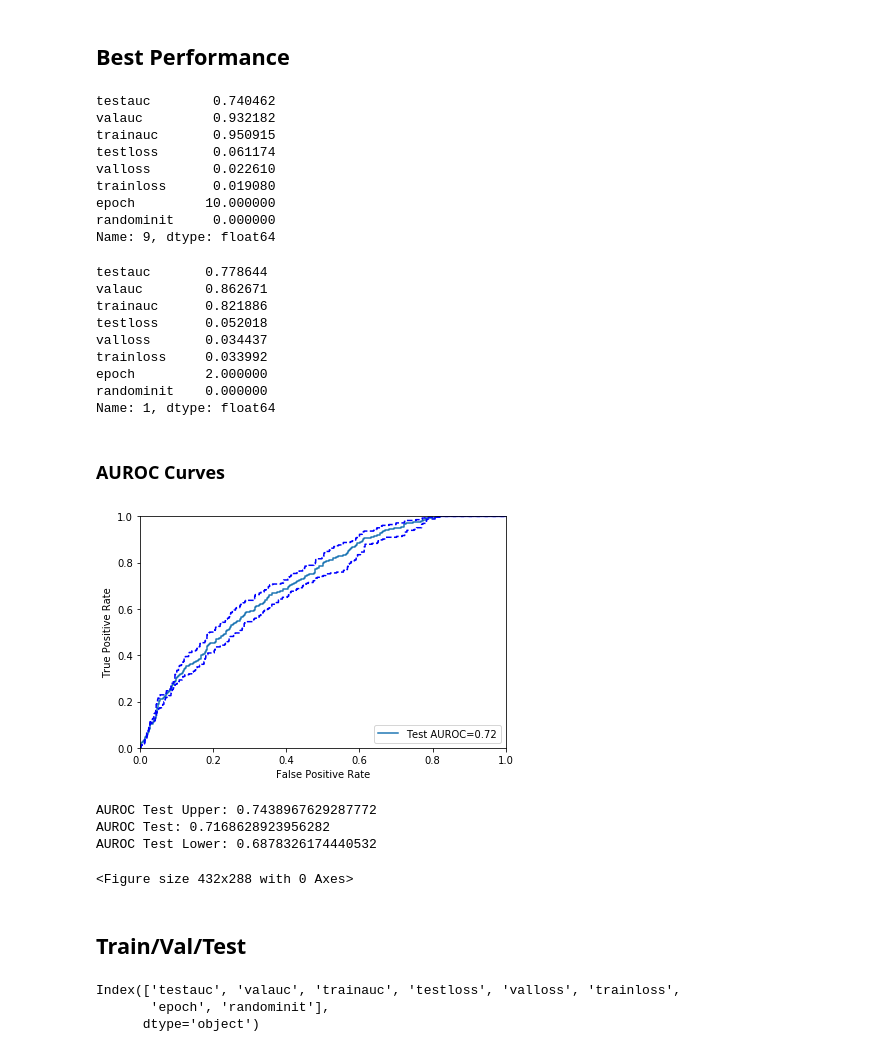
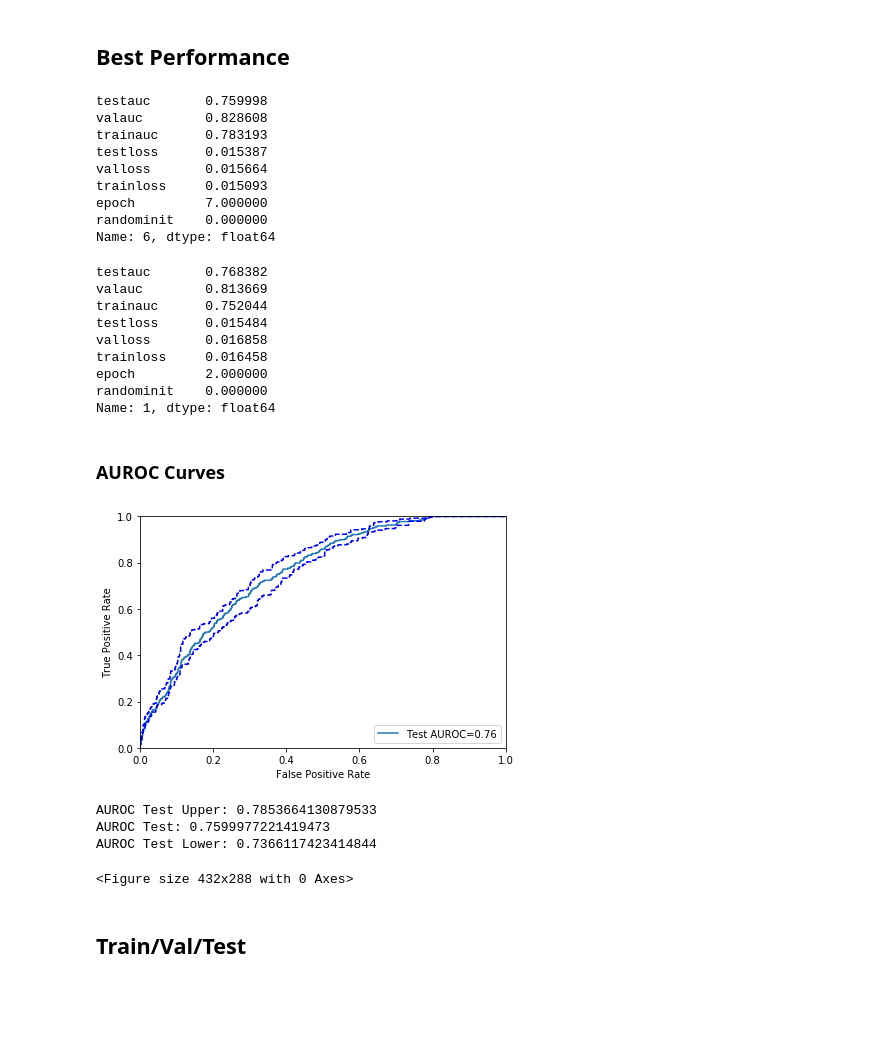
Before and after one commit to nathanwang000/gnn_homophily, a Jupyter notebook: Visualize Results.ipynb, the cells around one changed output. Cells and saved outputs as stored; diff of their text form; code cells hidden in the pictures; blank space fills up the shorter version.

```diff
--- a/Visualize Results.ipynb
+++ b/Visualize Results.ipynb
@@ -11,13 +12,19 @@ from sklearn import metrics
 # %%
 #This determines what run we want to visualize. It is important to import model and data functions specific to that run as well.
-path = '/data4/jeeheh/ShadowPeriod/pytorchLSTM/inprog5/'
-from pytorchLSTM.inprog5 import model as custom_model
-from pytorchLSTM.inprog5 import data as custom_data
+path = '/data4/jeeheh/ShadowPeriod/pytorchLSTM/inprog6/'
+from pytorchLSTM.inprog6 import model as custom_model
+from pytorchLSTM.inprog6 import data as custom_data
 # %%
 #Load Files from Run
 pred = pd.read_hdf(path+'/data.h5','pred')
 traintestloss = pd.read_hdf(path+'/data.h5','traintestloss')
 with open(path+'/args.pkl', 'rb') as f: args = pickle.load(f)
+# %%
+args={}
+args['nrep'] = 1000
+args['lower']=np.around(.025*args['nrep'],decimals=0).astype(int)
+args['upper']=np.around(.975*args['nrep'],decimals=0).astype(int)
+args['data_loc'] = '/data4/jeeheh/ShadowPeriod/Data/Adult_fulldata_2_14_19_v16 - labs and meds fixed - Without Procedures BMI Fixed/'
 # %% [markdown]
 ### HP Search Settings
 # %%
@@ -31,24 +38,24 @@ pred.loc[:,['num_param','batch_size','learning_rate','l2','hidden_size','randomi
 # %%
 display(traintestloss.loc[traintestloss.valauc.idxmax(),:])
 # %% [output]
-testauc        0.740462
-valauc         0.932182
-trainauc       0.950915
-testloss       0.061174
-valloss        0.022610
-trainloss      0.019080
-epoch         10.000000
-randominit     0.000000
-Name: 9, dtype: float64
+testauc       0.759998
+valauc        0.828608
+trainauc      0.783193
+testloss      0.015387
+valloss       0.015664
+trainloss     0.015093
+epoch         7.000000
+randominit    0.000000
+Name: 6, dtype: float64
 # %%
 traintestloss.loc[traintestloss.testauc.idxmax(),:]
 # %% [output]
-testauc       0.778644
-valauc        0.862671
-trainauc      0.821886
-testloss      0.052018
-valloss       0.034437
-trainloss     0.033992
+testauc       0.768382
+valauc        0.813669
+trainauc      0.752044
+testloss      0.015484
+valloss       0.016858
+trainloss     0.016458
 epoch         2.000000
 randominit    0.000000
 Name: 1, dtype: float64
@@ -135,20 +143,14 @@ def AUROC(df2):
 # %%
-best_randominit=1
+best_randominit=0
 fpr,tpr = AUROC(pred.loc[(pred.dataset=='test')&(pred.randominit==best_randominit),:])
 # %% [output]
-[figure, old version]
+[figure, new version]
-AUROC Test Upper: 0.7438967629287772
-AUROC Test: 0.7168628923956282
-AUROC Test Lower: 0.6878326174440532
+AUROC Test Upper: 0.7853664130879533
+AUROC Test: 0.7599977221419473
+AUROC Test Lower: 0.7366117423414844
 <Figure size 432x288 with 0 Axes>
 # %% [markdown]
 ## Train/Val/Test
-# %%
-traintestloss.columns
-# %% [output]
-Index(['testauc', 'valauc', 'trainauc', 'testloss', 'valloss', 'trainloss',
-       'epoch', 'randominit'],
-      dtype='object')
 # %%
 for randominit in traintestloss.randominit.unique():
     fig, ax = plt.subplots(1,2,figsize=(14,4))
```
Also changed, not shown: parts of 8 cells of this notebook, 2 other files.
